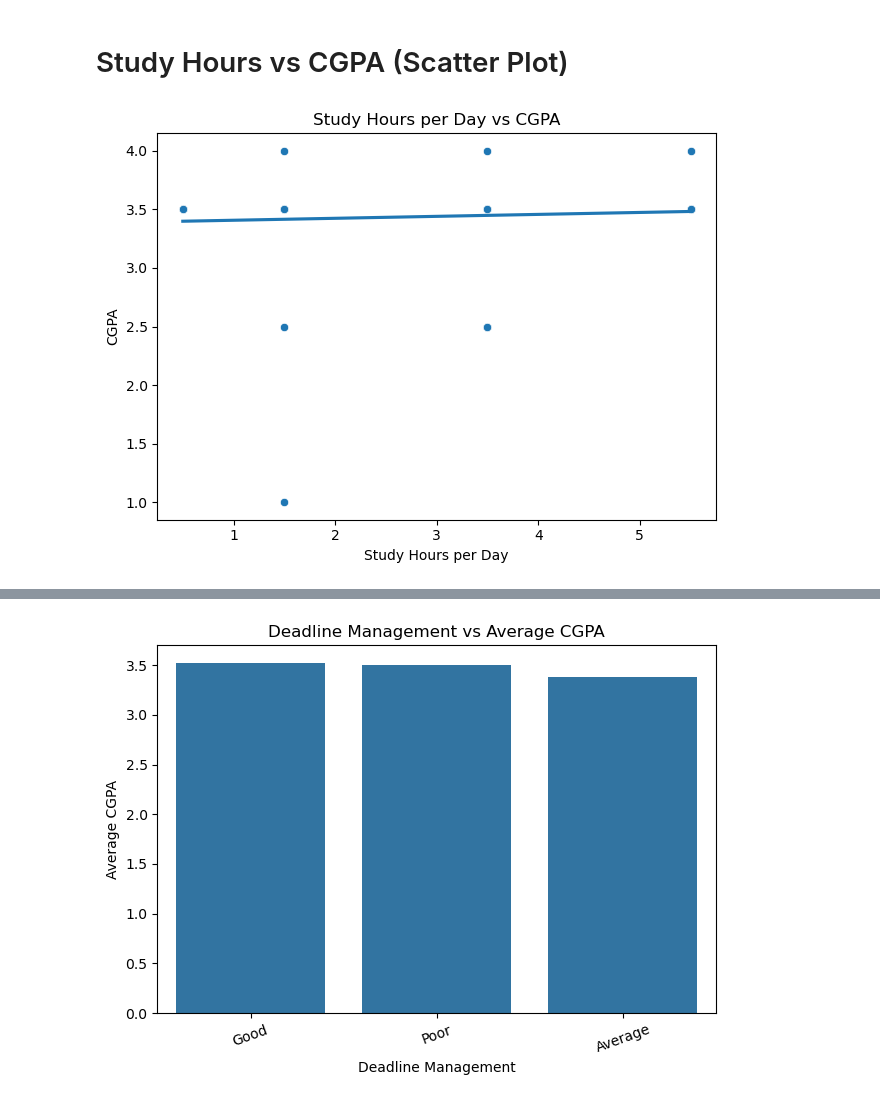
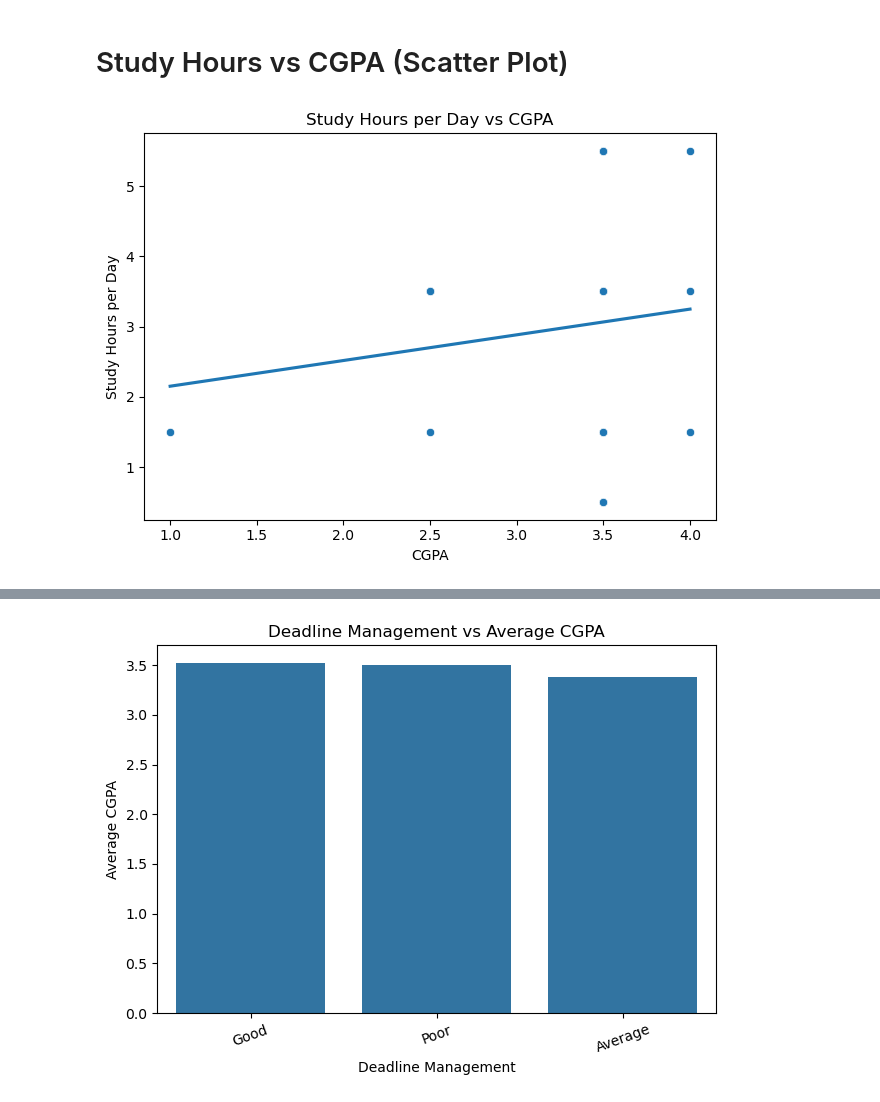
Before and after one commit to Syirahanis/StudentPerformanceAnalysis, a Jupyter notebook: EDA.ipynb, the cells around one changed output, grey strips where cells are left out. Drawn from its saved outputs; the diff is of its cells as text; code cells hidden in the pictures.

```diff
--- a/EDA.ipynb
+++ b/EDA.ipynb
@@ -25,27 +25,27 @@ df.head()
 # %%
 # -----------------------------
 # 1. Study Hours vs CGPA (Scatter Plot)
 # -----------------------------
 plt.figure()
 sns.scatterplot(
     data=df,
-    x="Study Hours per Day",
-    y="CGPA"
+    x="CGPA",
+    y="Study Hours per Day"
 )
 sns.regplot(
     data=df,
-    x="Study Hours per Day",
-    y="CGPA",
+    x="CGPA",
+    y="Study Hours per Day",
     scatter=False,
     ci=None
 )
 plt.title("Study Hours per Day vs CGPA")
-plt.xlabel("Study Hours per Day")
-plt.ylabel("CGPA")
+plt.xlabel("CGPA")
+plt.ylabel("Study Hours per Day")
 plt.tight_layout()
 plt.show()
 # %% [output]
-[figure, old version]
+[figure, new version]
 # %%
 # -----------------------------
 # 2. Study Method vs CGPA (Box Plot)
```
Also changed, not shown: parts of 1 cell of this notebook, 5 other files.
